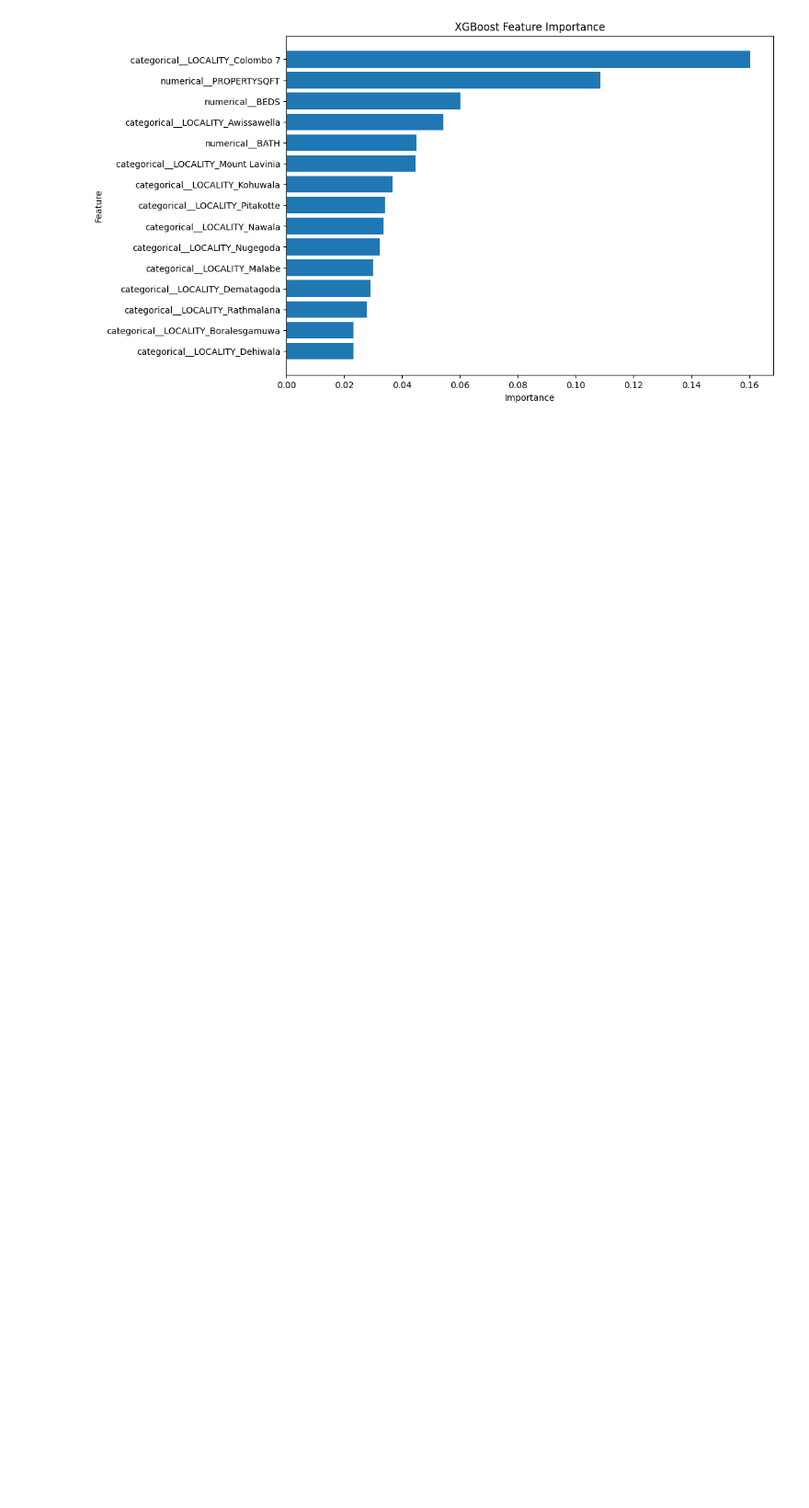
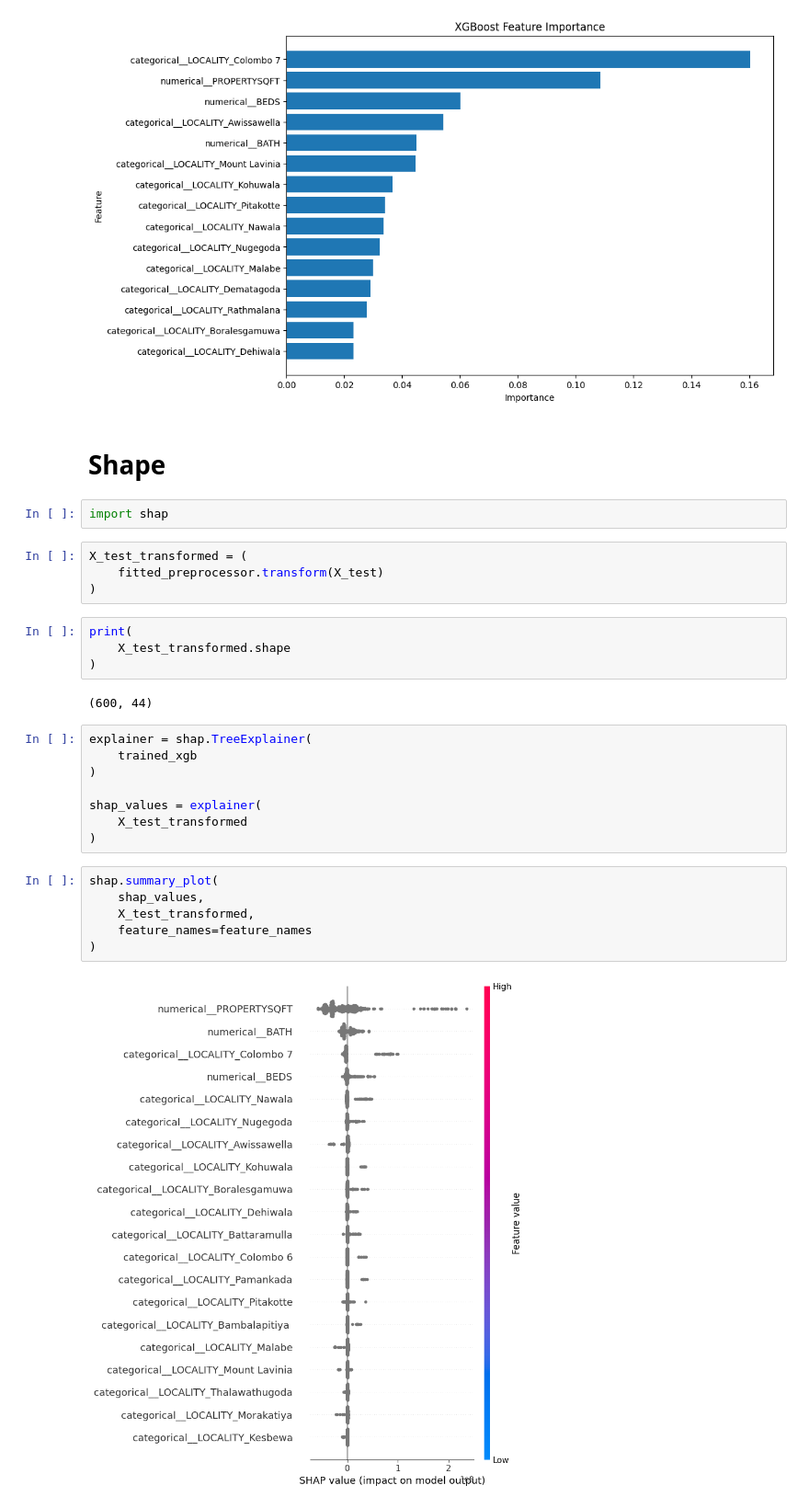
Before and after one commit to DhaneeraDulvanya/Sri-Lankan-Land-Price-Prediction-and-Real-Estate-Market-Analysis-System, a Jupyter notebook: notebooks/06_model_explainability.ipynb, the cells around one changed output. Shown at 92% size. Saved outputs shown, nothing was run; the diff lists cells and outputs as text; blank space fills up the shorter version.

Commit message:
add shap summery plot

```diff
--- a/notebooks/06_model_explainability.ipynb
+++ b/notebooks/06_model_explainability.ipynb
@@ -205,3 +205,33 @@ plt.gca().invert_yaxis()
 plt.show()
 # %% [output]
 [figure]
+# %% [markdown]
+# Shape
+# %%
+import shap
+# %%
+X_test_transformed = (
+    fitted_preprocessor.transform(X_test)
+)
+# %%
+print(
+    X_test_transformed.shape
+)
+# %% [output]
+(600, 44)
+# %%
+explainer = shap.TreeExplainer(
+    trained_xgb
+)
+
+shap_values = explainer(
+    X_test_transformed
+)
+# %%
+shap.summary_plot(
+    shap_values,
+    X_test_transformed,
+    feature_names=feature_names
+)
+# %% [output]
+[figure, added]
```
